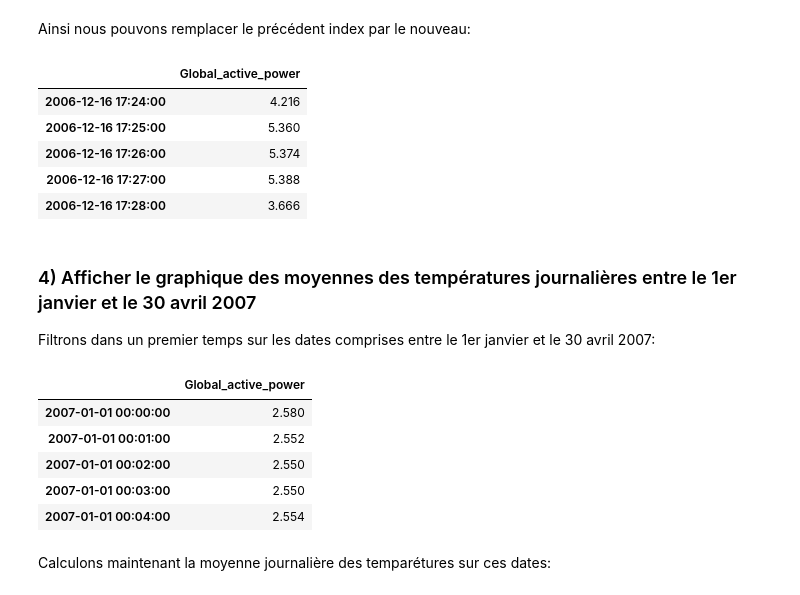
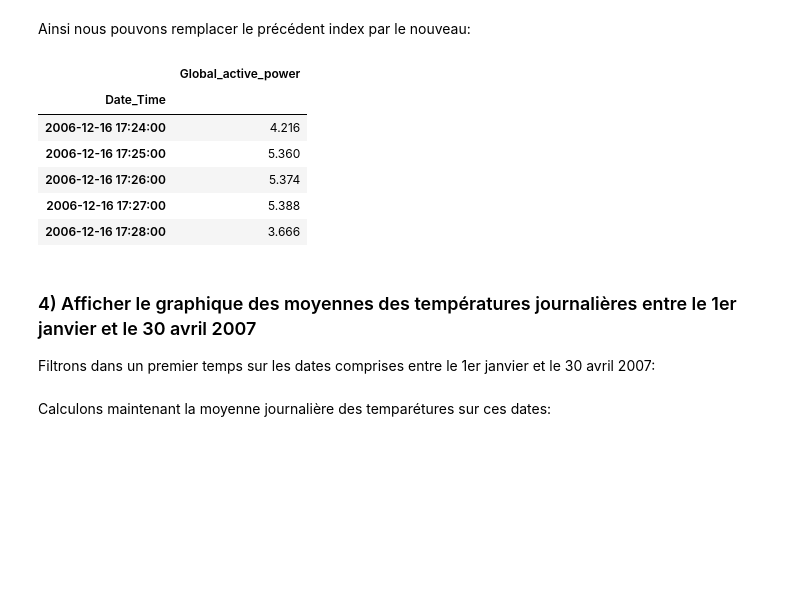
Before and after one commit to AntoineBarczewski/Telecom-MDI720, a Jupyter notebook: TP1/MDI720_TP1.ipynb, the cells around one changed output. Saved outputs shown, nothing was run; the diff lists cells and outputs as text; code cells hidden in the pictures; blank space fills up the shorter version.

```diff
--- a/TP1/MDI720_TP1.ipynb
+++ b/TP1/MDI720_TP1.ipynb
@@ -140,4 +143,4 @@ print(df_clean.shape)
 ### 3) Créer une time series
 Créons d'abord un nouvel index à partir des colonnes 'Date' et 'Time', en utilisant la fonction pd.to_datetime:
 # %%
-index_time = df_clean[['Date','Time']].apply(lambda x: pd.to_datetime(x[0]+ ' ' + x[1],dayfirst=True),axis=1)
+df_clean['Date_Time'] = df_clean[['Date','Time']].apply(lambda x: pd.to_datetime(x[0]+ ' ' + x[1],dayfirst=True),axis=1)
@@ -162,10 +147,11 @@ Length: 196268, dtype: datetime64[ns]
 # %% [markdown]
 Ainsi nous pouvons remplacer le précédent index par le nouveau:
 # %%
-df_timeIndex = df_clean[['Global_active_power']].set_index(index_time) # seule la métrique compte désormais
+df_timeIndex = df_clean.set_index('Date_Time')[['Global_active_power']] # seule la métrique compte
 df_timeIndex.head()
 # %% [output]
 |  | Global_active_power |
+| Date_Time |  |
 | 2006-12-16 17:24:00 | 4.216 |
 | 2006-12-16 17:25:00 | 5.360 |
 | 2006-12-16 17:26:00 | 5.374 |
@@ -177,14 +163,6 @@ df_timeIndex.head()
 Filtrons dans un premier temps sur les dates comprises entre le 1er janvier et le 30 avril 2007:
 # %%
 df_dateFiltered = df_timeIndex['01/01/2007':'04/30/2007']
-df_dateFiltered.head()
-# %% [output]
-|  | Global_active_power |
-| 2007-01-01 00:00:00 | 2.580 |
-| 2007-01-01 00:01:00 | 2.552 |
-| 2007-01-01 00:02:00 | 2.550 |
-| 2007-01-01 00:03:00 | 2.550 |
-| 2007-01-01 00:04:00 | 2.554 |
 # %% [markdown]
 Calculons maintenant la moyenne journalière des temparétures sur ces dates:
 # %%
```
Also changed, not shown: parts of 36 cells of this notebook, 1 other file.
